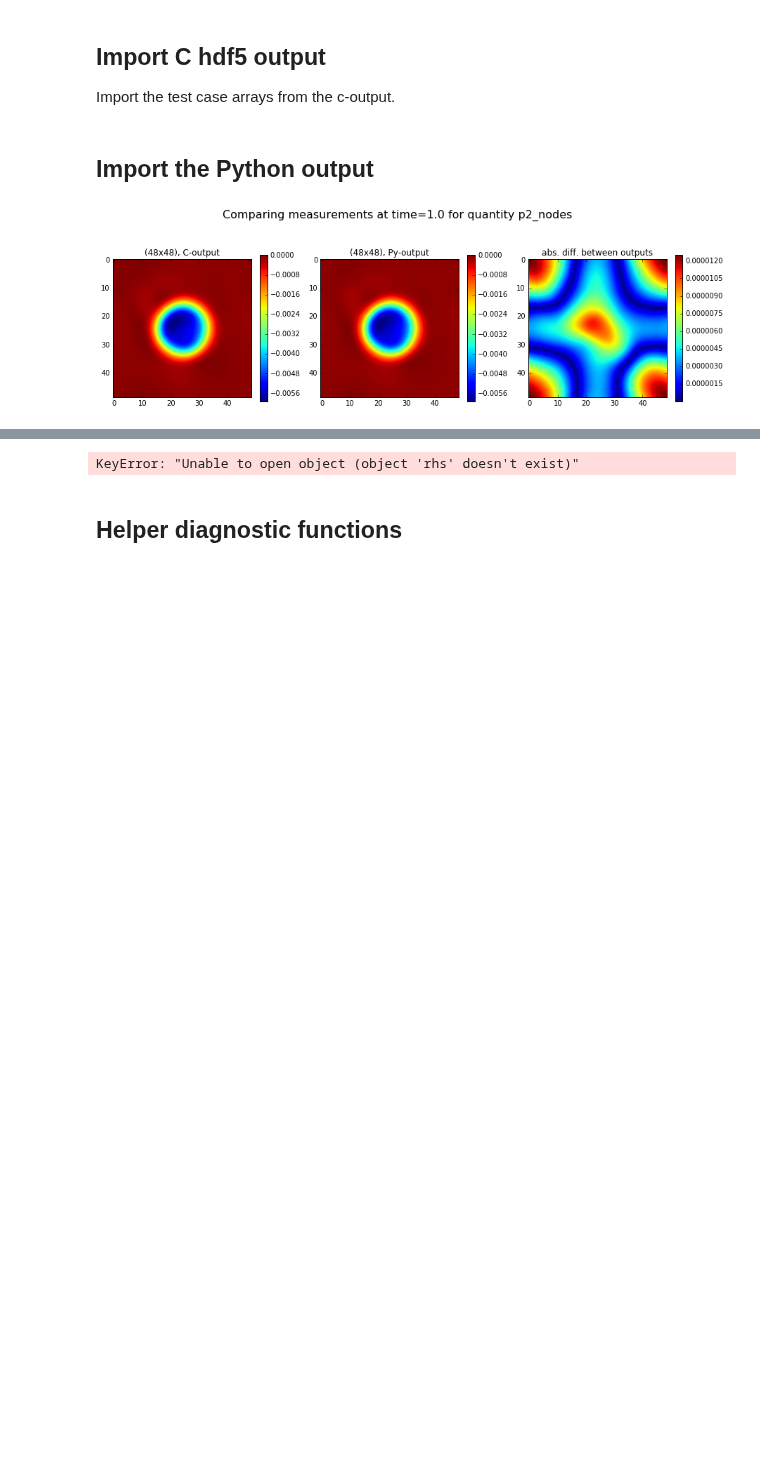
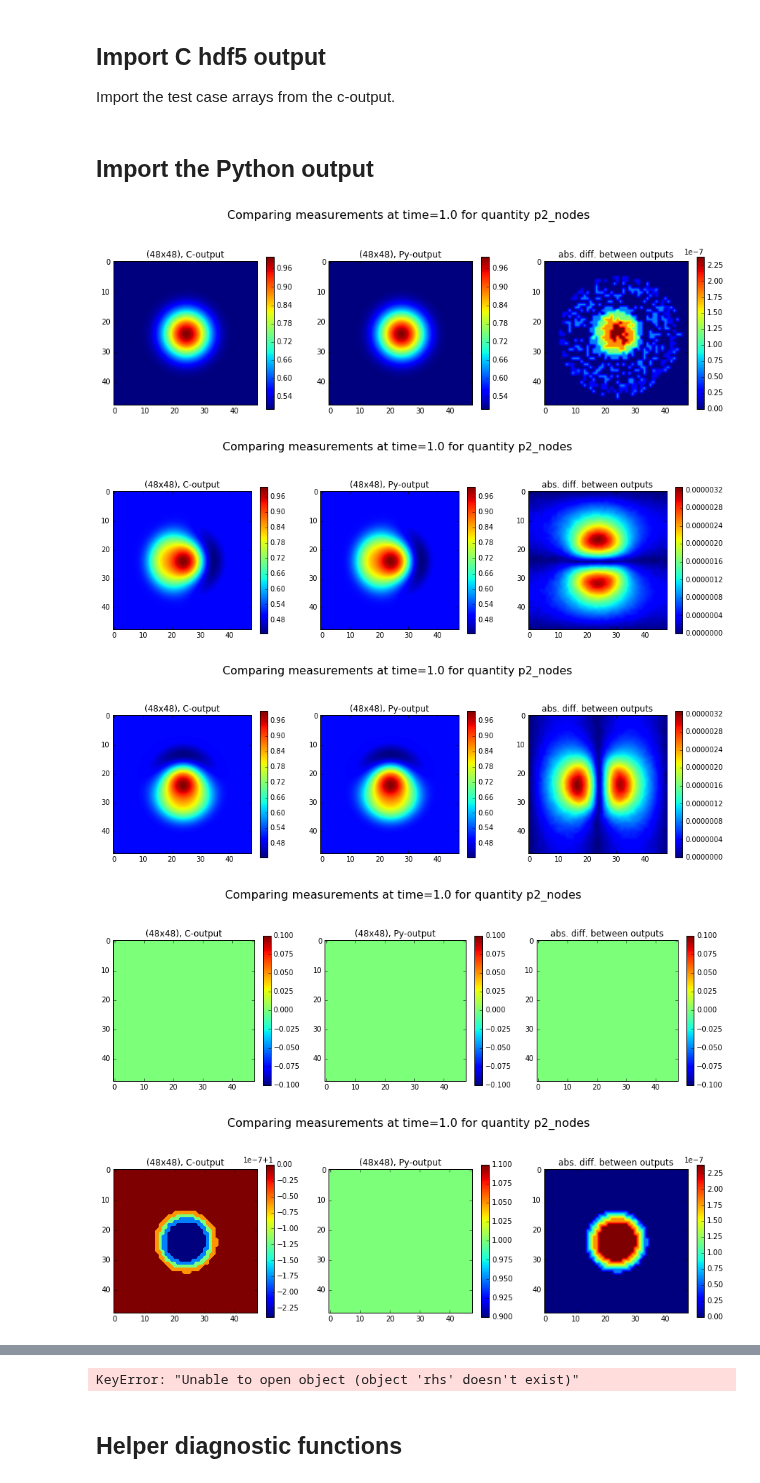
Before and after one commit to ray-chew/pyBELLA, a Jupyter notebook: RKLM_Reference/hdf4-5_converter_viewer.ipynb, the cells around one changed output, grey strips where cells are left out. Cells and saved outputs as stored; diff of their text form; code cells hidden in the pictures; blank space fills up the shorter version.

Commit message:
commit before making changes to debugging / comparison notebook

```diff
--- a/RKLM_Reference/hdf4-5_converter_viewer.ipynb
+++ b/RKLM_Reference/hdf4-5_converter_viewer.ipynb
@@ -18,18 +18,18 @@ import subprocess
 # Time labels for C and Python
 #
 
-t_label = '131'
-# label = t_label + '_' + 'ic'
+t_label = '000'
+label = t_label + '_' + 'ic'
 
-# label = t_label + '_' + 'before_advect'
-label = t_label + '_' + 'after_advect'
-label = t_label + '_' + 'after_ebnaexp'
-label = t_label + '_' + 'after_ebnaimp'
+label = t_label + '_' + 'before_advect'
+# label = t_label + '_' + 'after_advect'
+# label = t_label + '_' + 'after_ebnaexp'
+# label = t_label + '_' + 'after_ebnaimp'
 # label = t_label + '_' + 'after_half_step'
-# label = t_label + '_' + 'after_efna'
+label = t_label + '_' + 'after_efna'
 # label = t_label + '_' + 'after_full_advect'
 # label = t_label + '_' + 'after_full_ebnaexp'
-label = t_label + '_' + 'after_full_step'
+# label = t_label + '_' + 'after_full_step'
 
 # t_label = '038'
 # time = t_label + '_' + 'after_full_step'
@@ -92,7 +92,7 @@ if time == '001' or time == '005':
 
 string_hdf = '_' + time + hdf_format
 string_h5 = '_' + time + h5_format
-full_path = base_path + folder_comp
+full_path = base_path + folder_psinc
 
 lst_hdf = []
 lst_h5 = []
@@ -220,56 +220,73 @@ def ensemble_test_case(time, path, N, attribute, tag):
     for n in range(N):
 
         if type(time) == 'float':
-            t_label = '_ensemble_mem=%i_%.2f_after_full_step' %(n,time)
+            t_label = '_ensemble_mem=%i_%.3d_after_full_step' %(n,time)
         else:
 #             t_label = '_ensemble_mem=%i_%s_after_full_step' %(n,time)
             t_label = '_%s_%s' %(time,tag)
         array.append(py_out(file,attribute,time=t_label)[inner])
 
     array = np.array(array)
     array = array.mean(axis=0)
 
     file.close()
     file.close()
     return array
 
+def diff_plot(py_arr,c_arr):
+    fig, ax = plt.subplots(ncols=3, figsize=(15,5))
+    im0 = ax[0].imshow(c_arr[inner])
+    ax[0].set_title("(48x48), C-output")
+    im1 = ax[1].imshow(py_arr)
+    fig.colorbar(im0,ax=ax[0],shrink=.75)
+    ax[1].set_title("(48x48), Py-output")
+    fig.colorbar(im1,ax=ax[1],shrink=.75)
+    im2 = ax[2].imshow(np.abs(c_arr[inner] - py_arr))
+    ax[2].set_title("abs. diff. between outputs")
+    fig.colorbar(im2,ax=ax[2],shrink=.75)
+    fig.suptitle(r'Comparing measurements at time=1.0 for quantity p2_nodes', fontsize='16')
+    plt.show()
 
 grid_x = 48
 grid_y = 48
 ref_size = 1
 end_time = 1.0
 py_time = 1.0
-py_time = '131'
+py_time = '000'
 
-# tag = 'before_advect'
-tag = 'after_advect'
-tag = 'after_ebnaexp'
-tag = 'after_ebnaimp'
+tag = 'before_advect'
+# tag = 'after_advect'
+# tag = 'after_ebnaexp'
+# tag = 'after_ebnaimp'
 # tag = 'after_half_step'
 # tag = 'after_efna'
 # tag = 'after_full_advect'
 # tag = 'after_full_ebnaexp'
 tag = 'after_full_step'
 
 py_filename_ref = get_filename(grid_x, grid_y, ref_size, end_time, "")
 py_path = get_path(py_filename_ref)
 
-py_rho = ensemble_test_case(py_time,py_path,1,'p2_nodes',tag)
-c_arr = c.p2_nodes
+atts = ['rho',
+          'rhou',
+          'rhov',
+          'rhow',
+          'rhoY',
+          'p2_nodes'
+         ]
 
-fig, ax = plt.subplots(ncols=3, figsize=(15,5))
-im0 = ax[0].imshow(c_arr[inner])
-ax[0].set_title("(48x48), C-output")
-im1 = ax[1].imshow(py_rho)
-fig.colorbar(im0,ax=ax[0],shrink=.75)
-ax[1].set_title("(48x48), Py-output")
-fig.colorbar(im1,ax=ax[1],shrink=.75)
-im2 = ax[2].imshow(np.abs(c_arr[inner] - py_rho))
-ax[2].set_title("abs. diff. between outputs")
-fig.colorbar(im2,ax=ax[2],shrink=.75)
-fig.suptitle(r'Comparing measurements at time=1.0 for quantity p2_nodes', fontsize='16')
-plt.show()
+# py_arr = ensemble_test_case(py_time,py_path,1,'p2_nodes',tag)
+# c_arr = c.p2_nodes
+
+for att in atts:
+    py_arr = ensemble_test_case(py_time,py_path,1,att,tag)
+    c_arr = getattr(c,att)
+    diff_plot(py_arr,c_arr)
 
 # print((np.abs(c.rho[inner] - py_rho) / c.rho[inner]).max())
 # %% [output]
-[figure, old version]
+[figure, new version]
+[figure, added]
+[figure, added]
+[figure, added]
+[figure, added]
```
Also changed, not shown: parts of 2 cells of this notebook.
